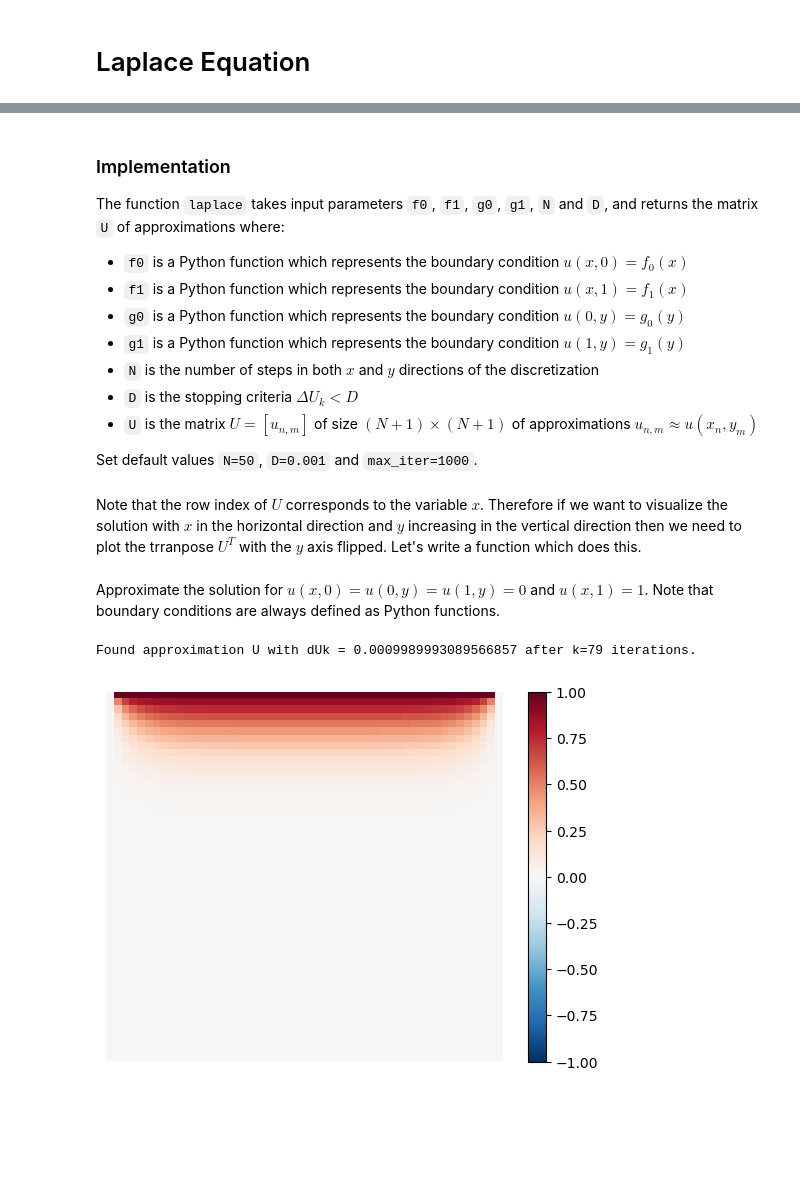
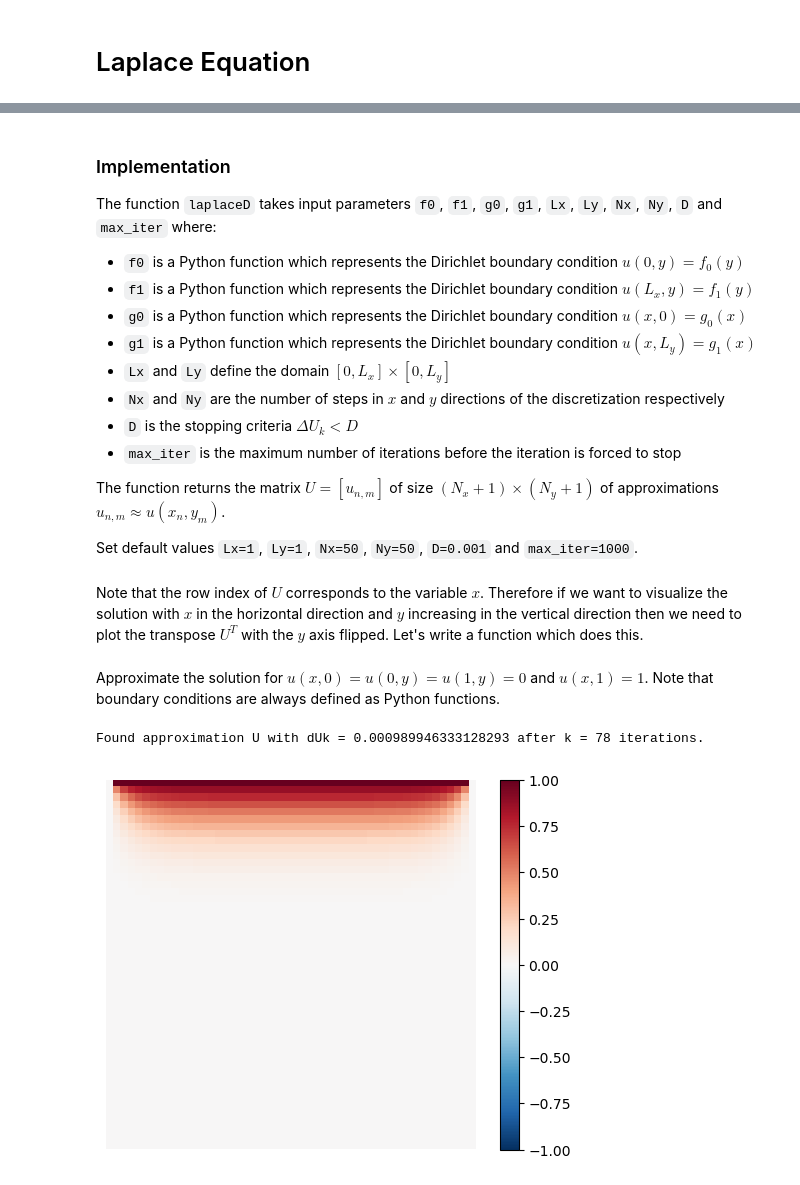
Before and after one commit to UBCMath/MATH316, a Jupyter notebook: laplace.ipynb, the cells around one changed output, grey strips where cells are left out. Drawn from its saved outputs; the diff is of its cells as text; code cells hidden in the pictures; blank space fills up the shorter version.

Commit message:
Add section on the Laplace equation

```diff
--- a/laplace.ipynb
+++ b/laplace.ipynb
@@ -122,31 +136,37 @@ $$
 # %% [markdown]
 ### Implementation
 
-The function `laplace` takes input parameters `f0`, `f1`, `g0`, `g1`, `N` and `D`, and returns the matrix `U` of approximations where:
+The function `laplaceD` takes input parameters `f0`, `f1`, `g0`, `g1`, `Lx`, `Ly`, `Nx`, `Ny`, `D` and `max_iter` where:
 
-* `f0` is a Python function which represents the boundary condition $u(x,0) = f_0(x)$
-* `f1` is a Python function which represents the boundary condition $u(x,1) = f_1(x)$
-* `g0` is a Python function which represents the boundary condition $u(0,y) = g_0(y)$
-* `g1` is a Python function which represents the boundary condition $u(1,y) = g_1(y)$
-* `N` is the number of steps in both $x$ and $y$ directions of the discretization
+* `f0` is a Python function which represents the Dirichlet boundary condition $u(0,y) = f_0(y)$
+* `f1` is a Python function which represents the Dirichlet boundary condition $u(L_x,y) = f_1(y)$
+* `g0` is a Python function which represents the Dirichlet boundary condition $u(x,0) = g_0(x)$
+* `g1` is a Python function which represents the Dirichlet boundary condition $u(x,L_y) = g_1(x)$
+* `Lx` and `Ly` define the domain $[0,L_x] \times [0,L_y]$
+* `Nx` and `Ny` are the number of steps in $x$ and $y$ directions of the discretization respectively
 * `D` is the stopping criteria $\Delta U_k < D$
-* `U` is the matrix $U = [u_{n,m}]$ of size $(N+1) \times (N+1)$ of approximations $u_{n,m} \approx u(x_n,y_m)$
+* `max_iter` is the maximum number of iterations before the iteration is forced to stop
 
-Set default values `N=50`, `D=0.001` and `max_iter=1000`.
+The function returns the matrix $U = [u_{n,m}]$ of size $(N_x + 1) \times (N_y + 1)$ of approximations $u_{n,m} \approx u(x_n,y_m)$.
+
+Set default values `Lx=1`, `Ly=1`, `Nx=50`, `Ny=50`, `D=0.001` and `max_iter=1000`.
 # %%
-def laplace(f0,f1,g0,g1,N=50,D=1e-3,max_iter=1000):
-    U = np.zeros([N+1,N+1])
-    for n in range(N+1):
-        U[n,0] = f0(n/N)
-        U[n,N] = f1(n/N)
-        U[0,n] = g0(n/N)
-        U[N,n] = g1(n/N)
-    for k in range(0,max_iter):
+def laplaceD(f0,f1,g0,g1,Lx=1,Ly=1,Nx=50,Ny=50,D=0.001,max_iter=1000):
+    U = np.zeros([Nx + 1,Ny + 1])
+    dx = Lx/Nx
+    dy = Ly/Ny
+    for n in range(Nx + 1):
+        U[n, 0] = g0(n*dx)
+        U[n,Ny] = g1(n*dx)
+    for m in range(Ny + 1):
+        U[0, m] = f0(m*dy)
+        U[Nx,m] = f1(m*dy)
+    for k in range(max_iter):
         Uk = U.copy()
-        for n in range(1,N):
-            for m in range(1,N):
-                U[n,m] = (Uk[n+1,m] + Uk[n,m+1] + Uk[n-1,m] + Uk[n,m-1])/4
-        dU = np.sqrt(np.sum((Uk - U)**2)/N**2)
+        for n in range(1,Nx):
+            for m in range(1,Ny):
+                U[n,m] = (dy**2*(Uk[n+1,m] + Uk[n-1,m]) + dx**2*(Uk[n,m+1] + Uk[n,m-1]))/(2*dx**2 + 2*dy**2)
+        dU = np.sqrt(np.sum((Uk - U)**2)/(Nx + 1)/(Ny + 1))
         if dU < D:
             break
     if k == max_iter - 1:
@@ -155,26 +175,26 @@ def laplace(f0,f1,g0,g1,N=50,D=1e-3,max_iter=1000):
         print(f"Found approximation U with dUk = {dU} after k = {k} iterations.")
     return U
 # %% [markdown]
-Note that the row index of $U$ corresponds to the variable $x$. Therefore if we want to visualize the solution with $x$ in the horizontal direction and $y$ increasing in the vertical direction then we need to plot the trranpose $U^T$ with the $y$ axis flipped. Let's write a function which does this.
+Note that the row index of $U$ corresponds to the variable $x$. Therefore if we want to visualize the solution with $x$ in the horizontal direction and $y$ increasing in the vertical direction then we need to plot the transpose $U^T$ with the $y$ axis flipped. Let's write a function which does this.
 # %%
 def plot_laplace(U):
     W = np.flip(U.T,axis=0)
-    plt.imshow(W,aspect='auto',cmap='RdBu_r')
+    plt.imshow(W,cmap='RdBu_r')
     M = np.max(np.abs(U))
     plt.clim([-M,M]), plt.axis('off'), plt.colorbar()
     plt.show()
 # %% [markdown]
 Approximate the solution for $u(x,0) = u(0,y) = u(1,y) = 0$ and $u(x,1) = 1$. Note that boundary conditions are always defined as Python functions.
 # %%
-f0 = lambda x: 0.
-f1 = lambda x: 1.
-g0 = lambda y: 0.
-g1 = lambda y: 0.
-U = laplace(f0,f1,g0,g1)
+f0 = lambda y: 0.
+f1 = lambda y: 0.
+g0 = lambda x: 0.
+g1 = lambda x: 1.
+U = laplaceD(f0,f1,g0,g1)
 plot_laplace(U)
 # %% [output]
-Found approximation U with dUk = 0.0009989993089566857 after k=79 iterations.
+Found approximation U with dUk = 0.000989946333128293 after k = 78 iterations.
-[figure, old version]
+[figure, new version]
 # %% [markdown]
 ### Examples
 
```
Also changed, not shown: parts of 22 cells of this notebook, 1 other file.
